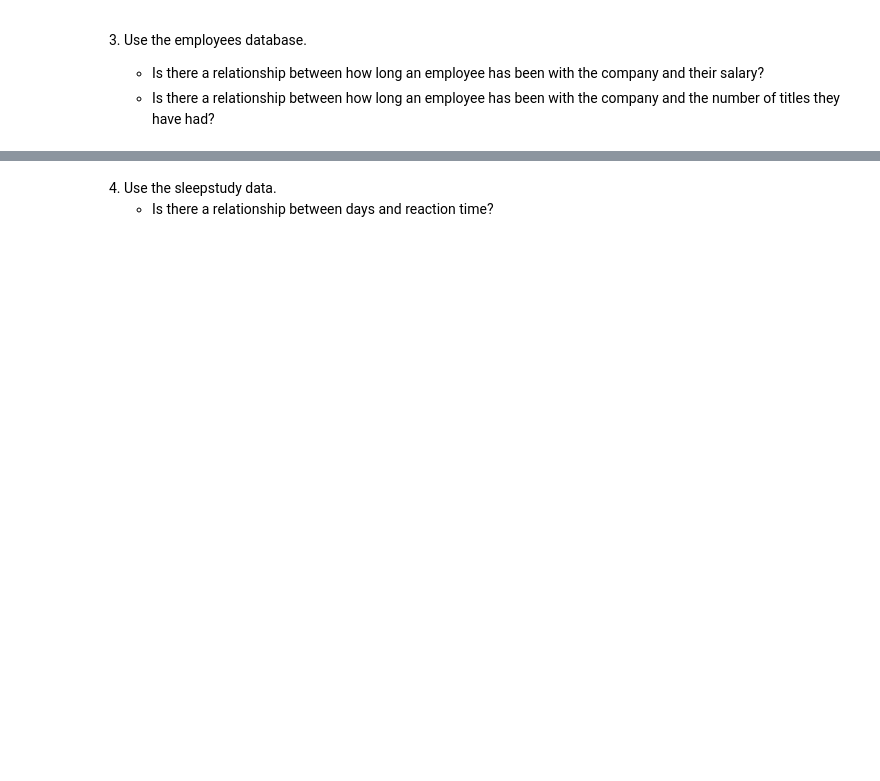
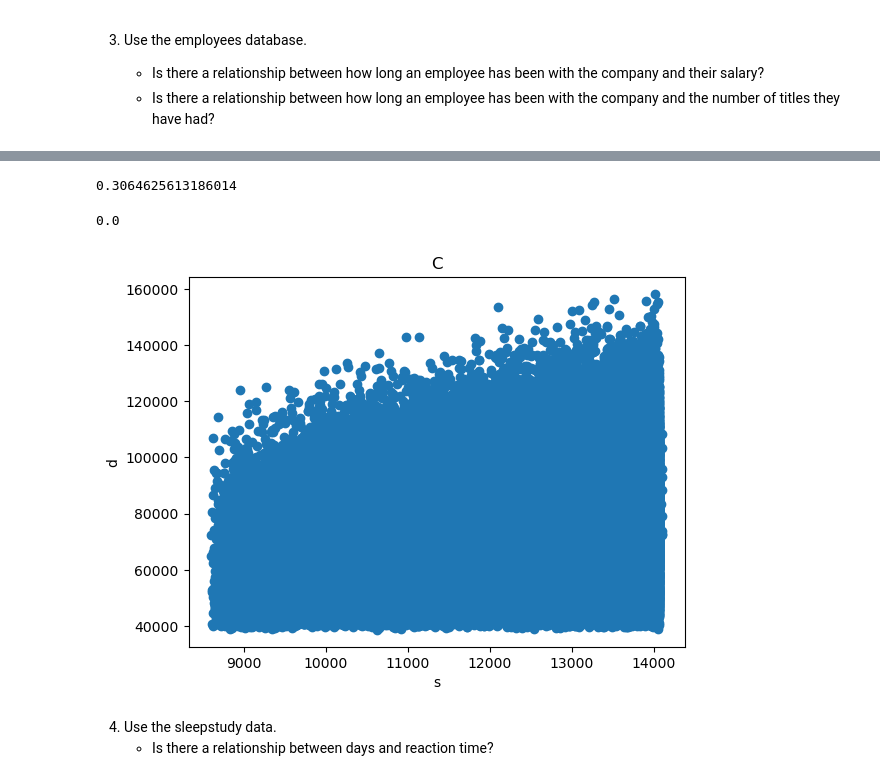
Before and after one commit to Joshua-Click/statistics-exercises, a Jupyter notebook: hypothesis_testing.ipynb, the cells around one changed output, grey strips where cells are left out. Cells and saved outputs as stored; diff of their text form; code cells hidden in the pictures; blank space fills up the shorter version.

```diff
--- a/hypothesis_testing.ipynb
+++ b/hypothesis_testing.ipynb
@@ -161,0 +218,6 @@ UFuncTypeError: ufunc 'add' did not contain a loop with signature matching types
+# %%
+db = 'employees'
+engine = create_engine(env.get_db_url(db))
+query = text('select * from employees join salaries using (emp_no) join titles using (emp_no) where salaries.to_date > now() and titles.to_date > now()')
+emp_df = pd.read_sql(query, engine.connect())
+emp_df
@@ -161,0 +238,6 @@ UFuncTypeError: ufunc 'add' did not contain a loop with signature matching types
+# %%
+emp_df['emp_tenure'] = now - emp_df.hire_date
+emp_df['emp_tenure'] = emp_df['emp_tenure'].astype(str)
+emp_df['emp_tenure'] = emp_df['emp_tenure'].str.replace(' days, 0:00:00', '')
+emp_df['emp_tenure'] = emp_df['emp_tenure'].astype(float)
+emp_df
@@ -161,0 +258,2 @@ UFuncTypeError: ufunc 'add' did not contain a loop with signature matching types
+# %%
+emp_sal = emp_df[['emp_tenure', 'salary']]
@@ -162,3 +265,19 @@ UFuncTypeError: ufunc 'add' did not contain a loop with signature matching types
+# %%
+r
+# %% [output]
+0.3064625613186014
+# %%
+p
+# %% [output]
+0.0
+# %%
+plt.scatter(emp_sal.emp_tenure, emp_sal.salary)
+plt.title('C')
+plt.xlabel('s')
+plt.ylabel('d')
+plt.show()
+# %% [output]
+[figure, added]
 # %% [markdown]
 4. Use the sleepstudy data.
     * Is there a relationship between days and reaction time?
```
Also changed, not shown: parts of 19 cells of this notebook.
